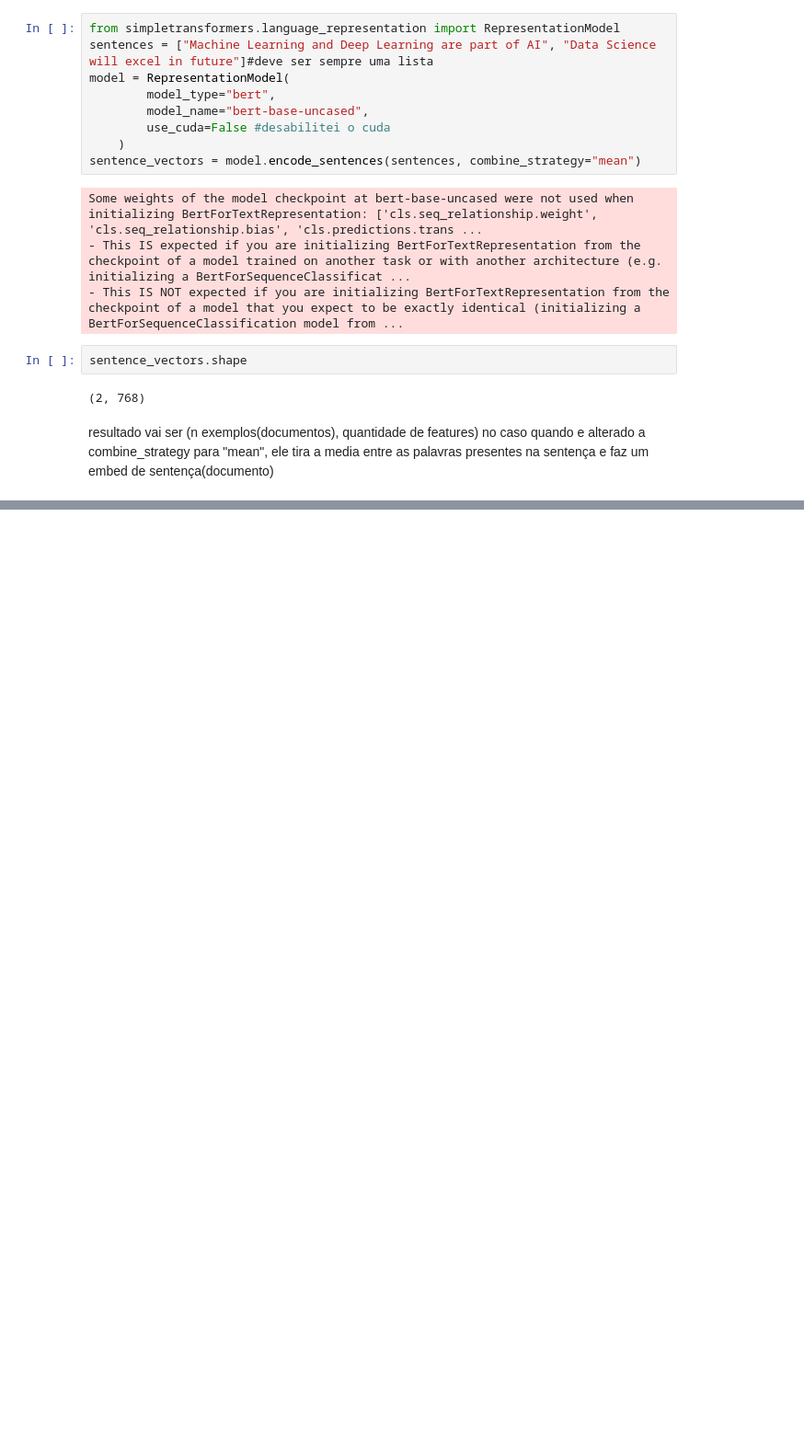
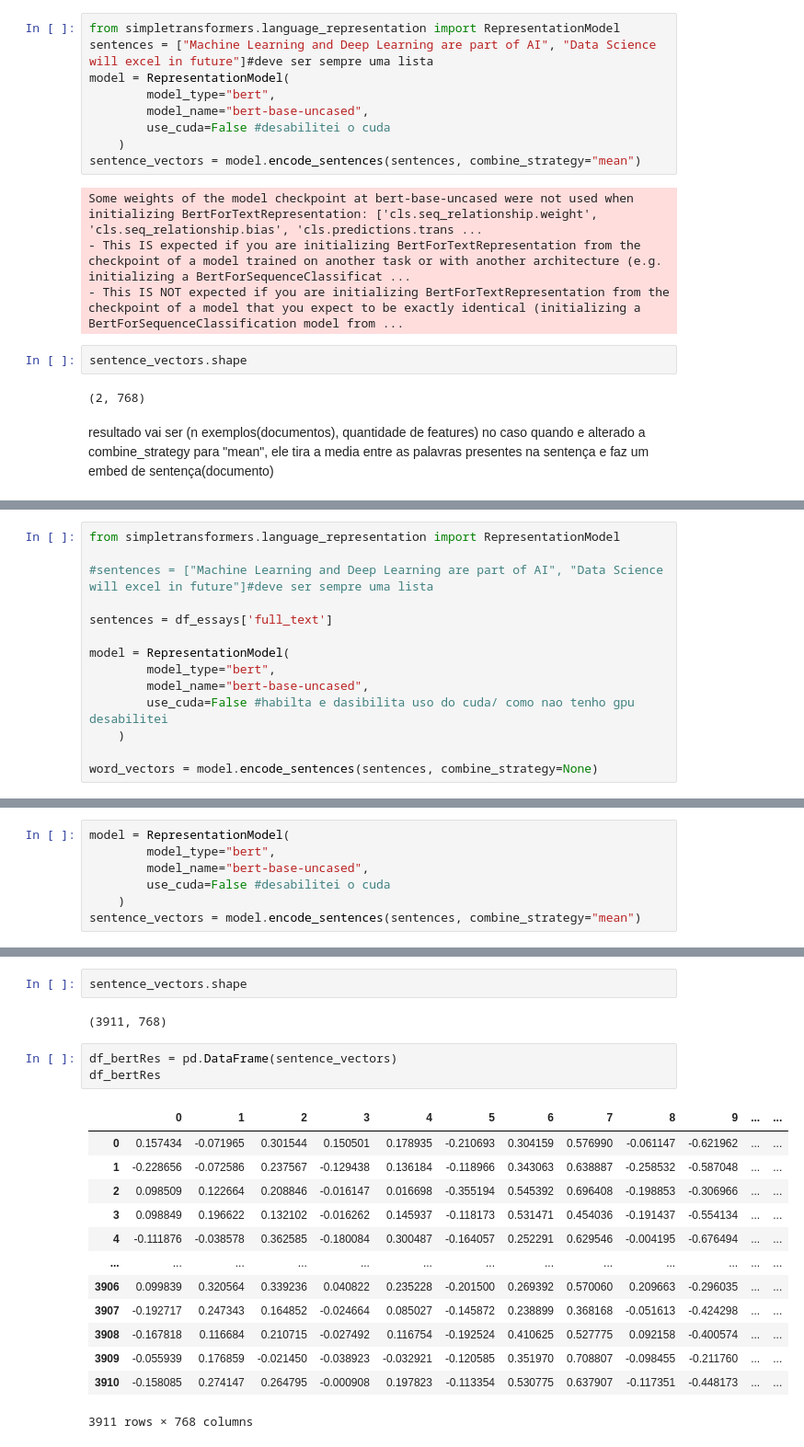
Before and after one commit to arthurzueiro123/testando-embedding, a Jupyter notebook: testando_doc2vec.ipynb, the cells around one changed output, grey strips where cells are left out. Shown: that part at 92% size. Saved outputs shown, nothing was run; the diff lists cells and outputs as text; blank space fills up the shorter version.

```diff
--- a/testando_doc2vec.ipynb
+++ b/testando_doc2vec.ipynb
@@ -273,0 +331,14 @@ resultado vai ser (n exemplos(documentos), quantidade de features) no caso quand
+# %%
+from simpletransformers.language_representation import RepresentationModel
+
+#sentences = ["Machine Learning and Deep Learning are part of AI", "Data Science will excel in future"]#deve ser sempre uma lista
+
+sentences = df_essays['full_text']
+
+model = RepresentationModel(
+        model_type="bert",
+        model_name="bert-base-uncased",
+        use_cuda=False #habilta e dasibilita uso do cuda/ como nao tenho gpu desabilitei
+    )
+
+word_vectors = model.encode_sentences(sentences, combine_strategy=None)
@@ -273,0 +353,7 @@ resultado vai ser (n exemplos(documentos), quantidade de features) no caso quand
+# %%
+model = RepresentationModel(
+        model_type="bert",
+        model_name="bert-base-uncased",
+        use_cuda=False #desabilitei o cuda
+    )
+sentence_vectors = model.encode_sentences(sentences, combine_strategy="mean")
@@ -273,0 +364,21 @@ resultado vai ser (n exemplos(documentos), quantidade de features) no caso quand
+# %%
+sentence_vectors.shape
+# %% [output]
+(3911, 768)
+# %%
+df_bertRes = pd.DataFrame(sentence_vectors)
+df_bertRes
+# %% [output]
+|  | 0 | 1 | 2 | 3 | 4 | 5 | 6 | 7 | 8 | 9 | ... | ... |
+| 0 | 0.157434 | -0.071965 | 0.301544 | 0.150501 | 0.178935 | -0.210693 | 0.304159 | 0.576990 | -0.061147 | -0.621962 | ... | ... |
+| 1 | -0.228656 | -0.072586 | 0.237567 | -0.129438 | 0.136184 | -0.118966 | 0.343063 | 0.638887 | -0.258532 | -0.587048 | ... | ... |
+| 2 | 0.098509 | 0.122664 | 0.208846 | -0.016147 | 0.016698 | -0.355194 | 0.545392 | 0.696408 | -0.198853 | -0.306966 | ... | ... |
+| 3 | 0.098849 | 0.196622 | 0.132102 | -0.016262 | 0.145937 | -0.118173 | 0.531471 | 0.454036 | -0.191437 | -0.554134 | ... | ... |
+| 4 | -0.111876 | -0.038578 | 0.362585 | -0.180084 | 0.300487 | -0.164057 | 0.252291 | 0.629546 | -0.004195 | -0.676494 | ... | ... |
+| ... | ... | ... | ... | ... | ... | ... | ... | ... | ... | ... | ... | ... |
+| 3906 | 0.099839 | 0.320564 | 0.339236 | 0.040822 | 0.235228 | -0.201500 | 0.269392 | 0.570060 | 0.209663 | -0.296035 | ... | ... |
+| 3907 | -0.192717 | 0.247343 | 0.164852 | -0.024664 | 0.085027 | -0.145872 | 0.238899 | 0.368168 | -0.051613 | -0.424298 | ... | ... |
+| 3908 | -0.167818 | 0.116684 | 0.210715 | -0.027492 | 0.116754 | -0.192524 | 0.410625 | 0.527775 | 0.092158 | -0.400574 | ... | ... |
+| 3909 | -0.055939 | 0.176859 | -0.021450 | -0.038923 | -0.032921 | -0.120585 | 0.351970 | 0.708807 | -0.098455 | -0.211760 | ... | ... |
+| 3910 | -0.158085 | 0.274147 | 0.264795 | -0.000908 | 0.197823 | -0.113354 | 0.530775 | 0.637907 | -0.117351 | -0.448173 | ... | ... |
+3911 rows × 768 columns
```
Also changed, not shown: parts of 13 cells of this notebook.
